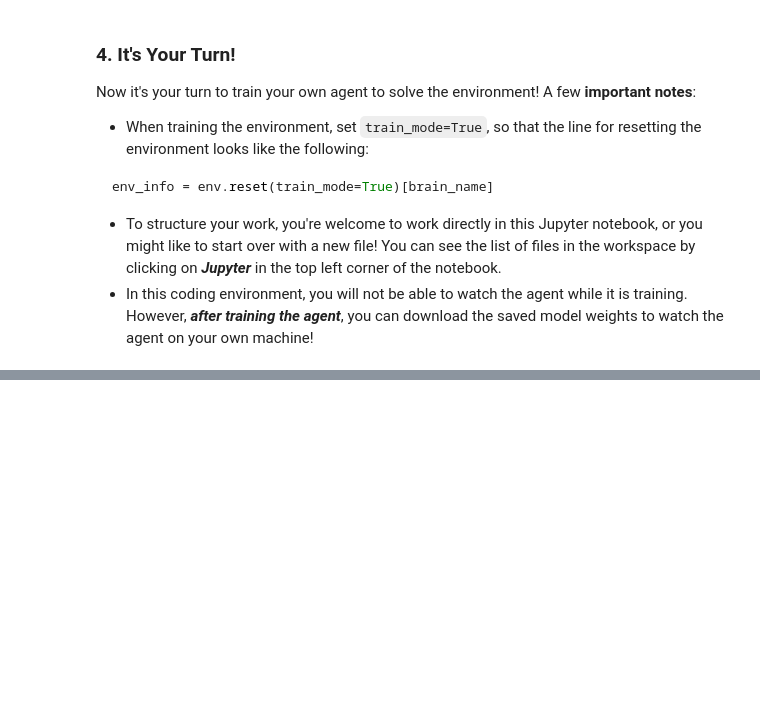
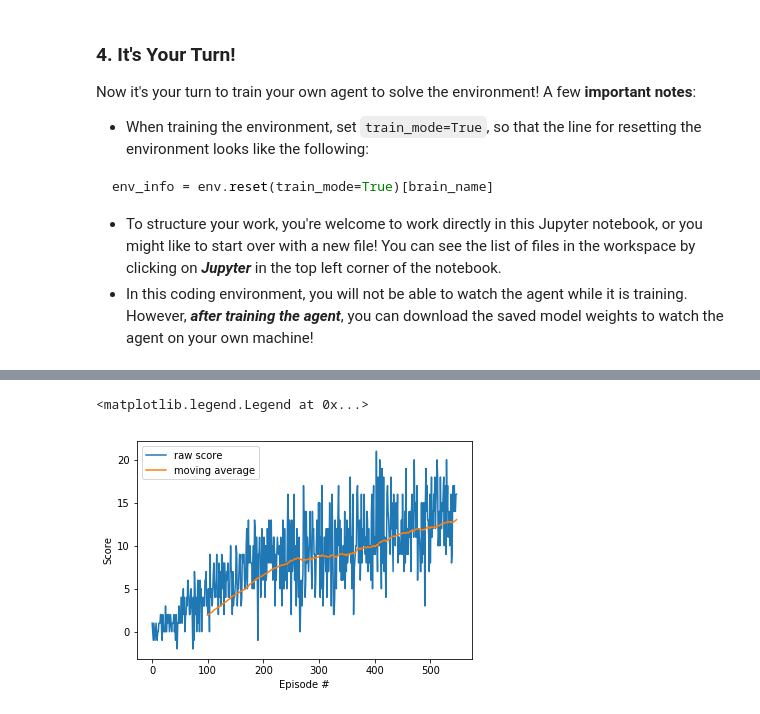
Before and after one commit to zach-lawless/drlnd-p1-navigation, a Jupyter notebook: Navigation.ipynb, the cells around one changed output, grey strips where cells are left out. Cells and saved outputs as stored; diff of their text form; code cells hidden in the pictures; blank space fills up the shorter version.

Commit message:
completed initial training in Navigation.ipynb

````diff
--- a/Navigation.ipynb
+++ b/Navigation.ipynb
@@ -117,3 +117,26 @@ env_info = env.reset(train_mode=True)[brain_name]
 ```
 - To structure your work, you're welcome to work directly in this Jupyter notebook, or you might like to start over with a new file!  You can see the list of files in the workspace by clicking on **_Jupyter_** in the top left corner of the notebook.
 - In this coding environment, you will not be able to watch the agent while it is training.  However, **_after training the agent_**, you can download the saved model weights to watch the agent on your own machine!
+# %%
+from src.dqn_agent import Agent
+
+agent = Agent(state_size=state_size, action_size=action_size, seed=0)
+# %%
+# watch an untrained agent
+env_info = env.reset(train_mode=True)[brain_name]  # reset the environment
+state = env_info.vector_observations[0]            # get the current state
+score = 0                                          # initialize the score
+while True:
+    action = agent.act(state, eps=0.5)             # select an action
+
+    env_info = env.step(action)[brain_name]        # send the action to the environment
+    next_state = env_info.vector_observations[0]   # get the next state
+    reward = env_info.rewards[0]                   # get the reward
+    done = env_info.local_done[0]                  # see if episode has finished
+    score += reward                                # update the score
+    state = next_state                             # roll over the state to next time step
+
+    if done:                                       # exit loop if episode finished
+        break
+
+print("Score: {}".format(score))
@@ -119,0 +205,2 @@ env_info = env.reset(train_mode=True)[brain_name]
+# %%
+scores, best_model = dqn(brain_name)
@@ -119,0 +215,22 @@ env_info = env.reset(train_mode=True)[brain_name]
+# %%
+import matplotlib.pyplot as plt
+import pandas as pd
+
+# plot the scores
+# fig = plt.figure()
+# ax = fig.add_subplot(111)
+plt.plot(np.arange(len(scores)), scores, label="raw score")
+plt.ylabel('Score')
+plt.xlabel('Episode #')
+
+# plot the moving average
+scores_series = pd.Series(scores)
+windows = scores_series.rolling(100)
+ma = windows.mean().dropna()
+x, y = ma.index, ma.values
+plt.plot(x, y, label="moving average")
+
+plt.legend()
+# %% [output]
+<matplotlib.legend.Legend at 0x...>
+[figure, added]
````
Also changed, not shown: parts of 7 cells of this notebook, 3 other files.
